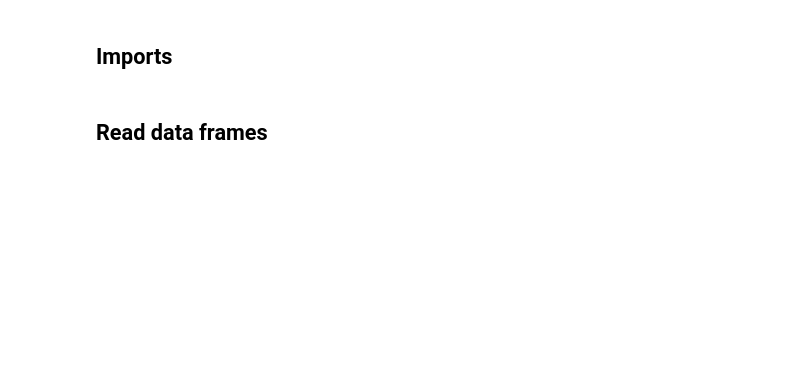
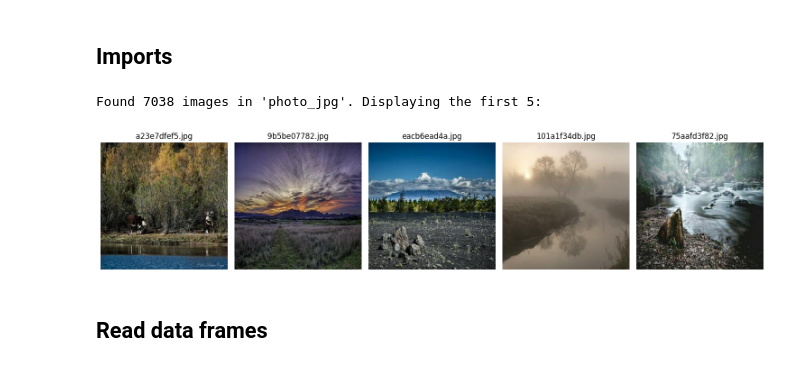
Before and after one commit to nmach22/Claude-Monet-painting-generator, a Jupyter notebook: CycleGAN_model.ipynb, the cells around one changed output. Drawn from its saved outputs; the diff is of its cells as text; code cells hidden in the pictures; blank space fills up the shorter version.

Commit message:
load photos

```diff
--- a/CycleGAN_model.ipynb
+++ b/CycleGAN_model.ipynb
@@ -38,3 +53,28 @@ from PIL import Image
+# %%
+import os
+from PIL import Image
+import matplotlib.pyplot as plt
+
+# List files in the photo_jpg directory
+image_dir = 'photo_jpg'
+image_files = [f for f in os.listdir(image_dir) if f.endswith(('.jpg', '.png', '.jpeg'))]
+
+print(f"Found {len(image_files)} images in '{image_dir}'. Displaying the first 5:")
+
+# Display the first 5 images
+plt.figure(figsize=(15, 5))
+for i, img_name in enumerate(image_files[:5]):
+    img_path = os.path.join(image_dir, img_name)
+    img = Image.open(img_path)
+    plt.subplot(1, 5, i + 1)
+    plt.imshow(img)
+    plt.title(img_name)
+    plt.axis('off')
+plt.tight_layout()
+plt.show()
+# %% [output]
+Found 7038 images in 'photo_jpg'. Displaying the first 5:
+[figure, added]
 # %% [markdown]
 ## Read data frames
 # %%
```
Also changed, not shown: parts of 5 cells of this notebook.
